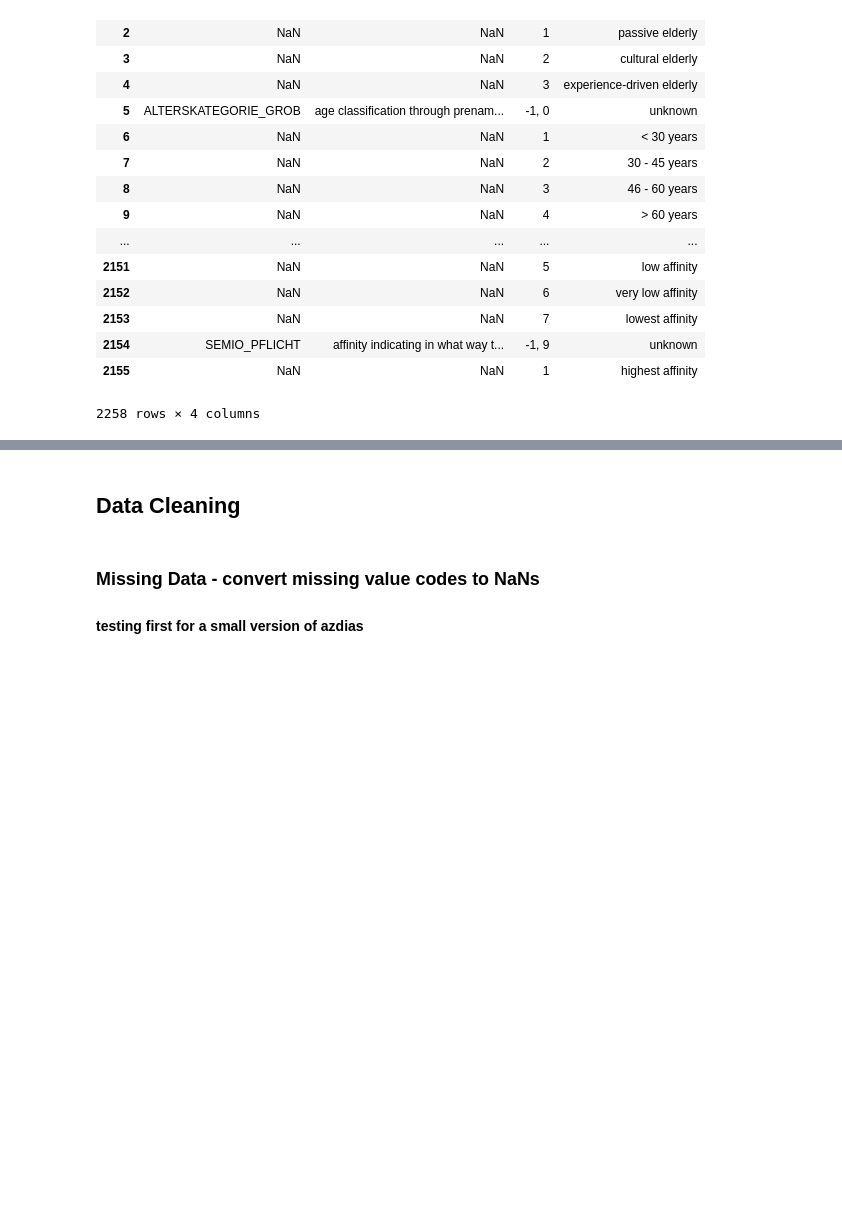
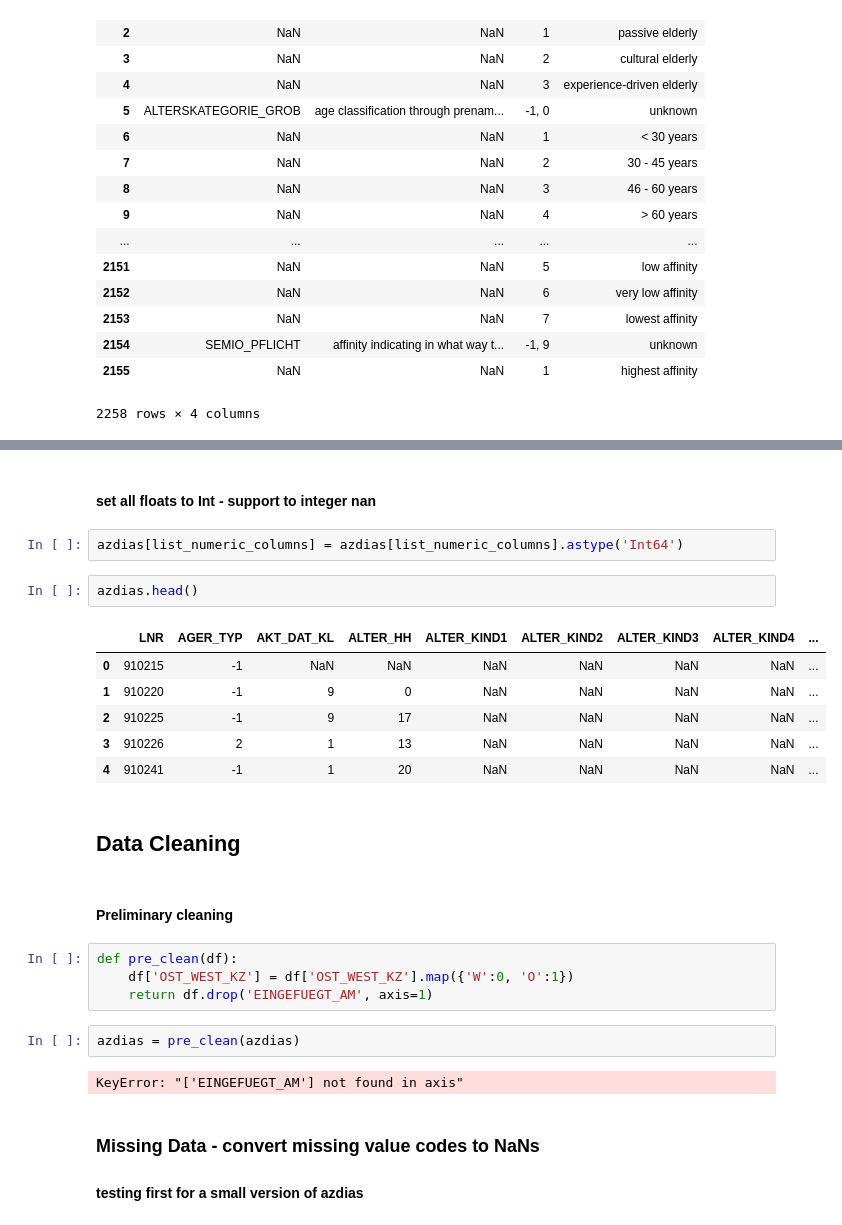
Before and after one commit to bvcmartins/dsnd_capstone, a Jupyter notebook: main.ipynb, the cells around one changed output, grey strips where cells are left out. Saved outputs shown, nothing was run; the diff lists cells and outputs as text; blank space fills up the shorter version.

Commit message:
added pre_clean function

```diff
--- a/main.ipynb
+++ b/main.ipynb
@@ -251,8 +251,31 @@ dias_info
 | 310 | NaN | GKZ | standardized community-code | NaN |
 | 311 | NaN | ORTSGR_KLS9 | classified number of inhabitants | NaN |
 | 312 | NaN | RELAT_AB | share of unemployed in relation t... | NaN |
+# %% [markdown]
+#### set all floats to Int - support to integer nan
+# %%
+azdias[list_numeric_columns] = azdias[list_numeric_columns].astype('Int64')
+# %%
+azdias.head()
+# %% [output]
+|  | LNR | AGER_TYP | AKT_DAT_KL | ALTER_HH | ALTER_KIND1 | ALTER_KIND2 | ALTER_KIND3 | ALTER_KIND4 | ... |
+| 0 | 910215 | -1 | NaN | NaN | NaN | NaN | NaN | NaN | ... |
+| 1 | 910220 | -1 | 9 | 0 | NaN | NaN | NaN | NaN | ... |
+| 2 | 910225 | -1 | 9 | 17 | NaN | NaN | NaN | NaN | ... |
+| 3 | 910226 | 2 | 1 | 13 | NaN | NaN | NaN | NaN | ... |
+| 4 | 910241 | -1 | 1 | 20 | NaN | NaN | NaN | NaN | ... |
 # %% [markdown]
 ## Data Cleaning
+# %% [markdown]
+#### Preliminary cleaning
+# %%
+def pre_clean(df):
+    df['OST_WEST_KZ'] = df['OST_WEST_KZ'].map({'W':0, 'O':1})
+    return df.drop('EINGEFUEGT_AM', axis=1)
+# %%
+azdias = pre_clean(azdias)
+# %% [output]
+KeyError: "['EINGEFUEGT_AM'] not found in axis"
 # %% [markdown]
 ### Missing Data - convert missing value codes to NaNs
 
```
Also changed, not shown: parts of 12 cells of this notebook.
